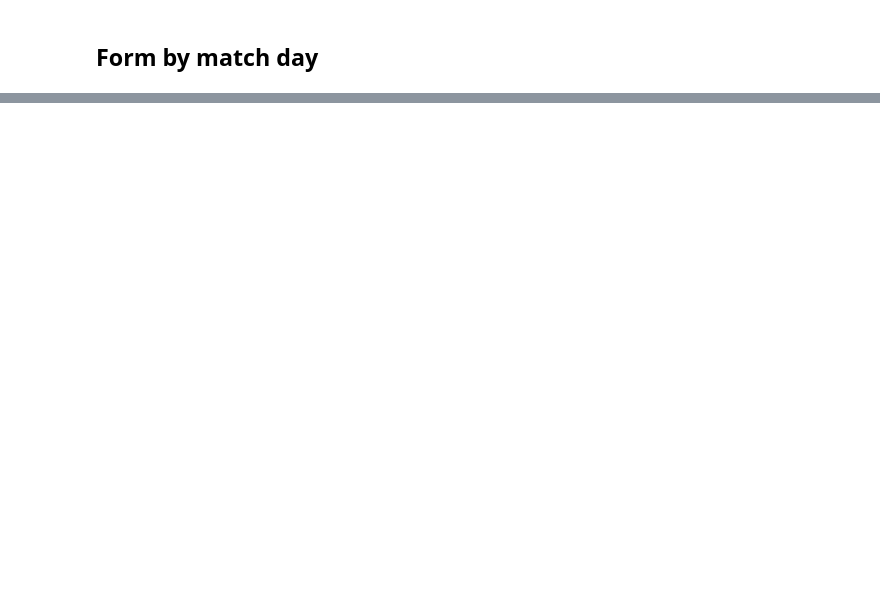
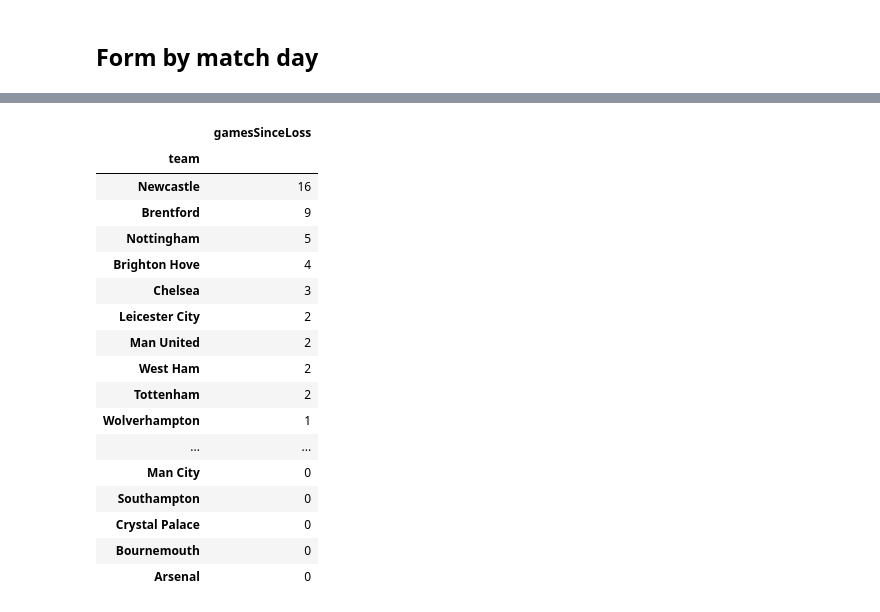
Before and after one commit to solstice035/footballdash, a Jupyter notebook: code/notebooks/results_api.ipynb, the cells around one changed output, grey strips where cells are left out. Cells and saved outputs as stored; diff of their text form; code cells hidden in the pictures; blank space fills up the shorter version.

```diff
--- a/code/notebooks/results_api.ipynb
+++ b/code/notebooks/results_api.ipynb
@@ -575,0 +567,32 @@ df_streaks.head(20)
+# %%
+# calculate number of games since last loss
+def gamesSinceLoss(x):
+    # calculate length of longest unbeaten run
+    results = {
+        'gamesSinceLoss': len(''.join(x['result']).split('L')[-1]),
+    }
+    return pd.Series(results)
+# apply gamesSinceLoss function
+df_streaks2 = df_matches.groupby('team').apply(gamesSinceLoss)
+# sort by longest unbeaten run
+df_streaks2 = df_streaks2.sort_values(by=['gamesSinceLoss'], ascending=False)
+df_streaks2.head(20)
+# %% [output]
+|  | gamesSinceLoss |
+| team |  |
+| Newcastle | 16 |
+| Brentford | 9 |
+| Nottingham | 5 |
+| Brighton Hove | 4 |
+| Chelsea | 3 |
+| Leicester City | 2 |
+| Man United | 2 |
+| West Ham | 2 |
+| Tottenham | 2 |
+| Wolverhampton | 1 |
+| ... | ... |
+| Man City | 0 |
+| Southampton | 0 |
+| Crystal Palace | 0 |
+| Bournemouth | 0 |
+| Arsenal | 0 |
```
Also changed, not shown: parts of 10 cells of this notebook, 1 other file.
